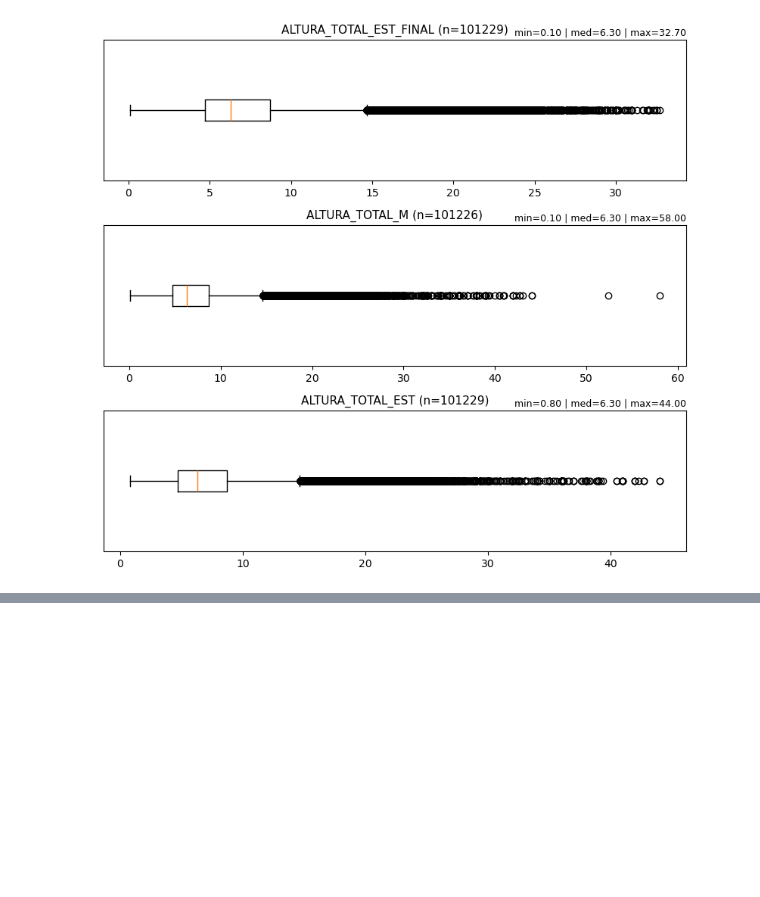
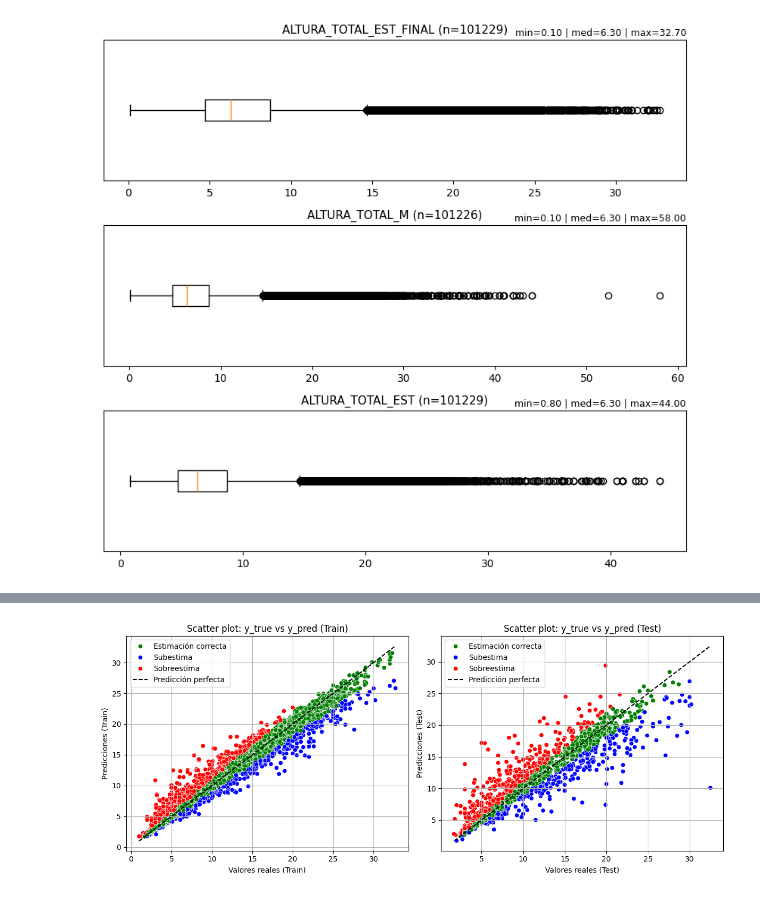
Before and after one commit to poggiogu/DiploDatos2025_Mentoria_17, a Jupyter notebook: mentoria_17_tp3_GRUPO1.ipynb, the cells around one changed output, grey strips where cells are left out. Drawn from its saved outputs; the diff is of its cells as text; code cells hidden in the pictures; blank space fills up the shorter version.

Commit message:
imput altura BAP

```diff
--- a/mentoria_17_tp3_GRUPO1.ipynb
+++ b/mentoria_17_tp3_GRUPO1.ipynb
@@ -1151,0 +1225,8 @@ df_individuos_c.loc[df_individuos_c['ALTURA_TOTAL_M'].isna(), cols].head()
+# %%
+# quitamos nuevamente la variable categórica de REGION_OFC porque no la usaremos en el resto del trabajo
+train_df_BAP = train_df_BAP.drop(columns='REGION_OFC',axis=1)
+# separamos el dataset en features "X" y target "y"
+y_BAP = train_df_BAP.ALTURA_TOTAL_M
+X_BAP = train_df_BAP.drop('ALTURA_TOTAL_M',axis=1)
+print(y_BAP.head(3))
+X_BAP.head(3)
@@ -1151,0 +1243,3 @@ df_individuos_c.loc[df_individuos_c['ALTURA_TOTAL_M'].isna(), cols].head()
+# %%
+RANDOM_STATE = 42 #Mantenemos siempre el mismo random state para poder reproducir
+X_train_BAP, X_test_BAP, y_train_BAP, y_test_BAP = train_test_split(X_BAP, y_BAP, train_size=0.8, random_state = RANDOM_STATE)
@@ -1151,0 +1340,77 @@ df_individuos_c.loc[df_individuos_c['ALTURA_TOTAL_M'].isna(), cols].head()
+# %%
+import matplotlib.pyplot as plt
+import seaborn as sns
+import numpy as np
+
+# ------------------- Categorías para Train -------------------
+rel_error_train = (xgb_y_pred_train_BAP - y_train_BAP) / y_train_BAP
+categories_train = np.where(rel_error_train > 0.1, 'Sobreestima',
+                    np.where(rel_error_train < -0.1, 'Subestima', 'Estimación correcta'))
+
+# ------------------- Categorías para Test -------------------
+rel_error_test = (xgb_y_pred_test_BAP - y_test_BAP) / y_test_BAP
+categories_test = np.where(rel_error_test > 0.1, 'Sobreestima',
+                   np.where(rel_error_test < -0.1, 'Subestima', 'Estimación correcta'))
+
+# Colores para cada categoría
+palette = {'Sobreestima': 'red', 'Estimación correcta': 'green', 'Subestima': 'blue'}
+
+# ------------------ 1. Scatter plot ------------------
+plt.figure(figsize=(12,5))
+
+# Scatter plot para TRAIN
+plt.subplot(1,2,1)
+sns.scatterplot(x=y_train_BAP, y=xgb_y_pred_train_BAP,hue=categories_train, palette=palette)
+plt.plot([min(y_train_BAP), max(y_train_BAP)], [min(y_train_BAP), max(y_train_BAP)], 'k--', label='Predicción perfecta')
+plt.xlabel('Valores reales (Train)')
+plt.ylabel('Predicciones (Train)')
+plt.title('Scatter plot: y_true vs y_pred (Train)')
+plt.legend()
+plt.grid(True)
+
+# Scatter plot para TEST
+plt.subplot(1,2,2)
+sns.scatterplot(x=y_test_BAP, y=xgb_y_pred_test_BAP,hue=categories_test, palette=palette)
+plt.plot([min(y_test_BAP), max(y_test_BAP)], [min(y_test_BAP), max(y_test_BAP)], 'k--', label='Predicción perfecta')
+plt.xlabel('Valores reales (Test)')
+plt.ylabel('Predicciones (Test)')
+plt.title('Scatter plot: y_true vs y_pred (Test)')
+plt.legend()
+plt.grid(True)
+
+plt.tight_layout()
+plt.show()
+
+# ------------------ 2. Histograma de errores ------------------
+plt.figure(figsize=(12,5))
+
+# Errores TRAIN
+errors_train = np.abs(y_train_BAP - xgb_y_pred_train_BAP)
+plt.subplot(1,2,1)
+sns.histplot(errors_train, bins=30, kde=True, color='skyblue')
+plt.axvline(np.median(errors_train), color='red', linestyle='--', label=f'MedAE={np.median(errors_train):.2f}')
+plt.axvline(np.percentile(errors_train, 90), color='green', linestyle='--', label=f'P90={np.percentile(errors_train,90):.2f}')
+plt.axvline(np.percentile(errors_train, 95), color='orange', linestyle='--', label=f'P95={np.percentile(errors_train,95):.2f}')
+plt.xlabel('Error absoluto (Train)')
+plt.ylabel('Frecuencia')
+plt.title('Distribución de errores absolutos (Train)')
+plt.legend()
+plt.grid(True)
+
+# Errores TEST
+errors_test = np.abs(y_test_BAP - xgb_y_pred_test_BAP)
+plt.subplot(1,2,2)
+sns.histplot(errors_test, bins=30, kde=True, color='lightcoral')
+plt.axvline(np.median(errors_test), color='red', linestyle='--', label=f'MedAE={np.median(errors_test):.2f}')
+plt.axvline(np.percentile(errors_test, 90), color='green', linestyle='--', label=f'P90={np.percentile(errors_test,90):.2f}')
+plt.axvline(np.percentile(errors_test, 95), color='orange', linestyle='--', label=f'P95={np.percentile(errors_test,95):.2f}')
+plt.xlabel('Error absoluto (Test)')
+plt.ylabel('Frecuencia')
+plt.title('Distribución de errores absolutos (Test)')
+plt.legend()
+plt.grid(True)
+
+plt.tight_layout()
+plt.show()
+# %% [output]
+[figure, added]
```
Also changed, not shown: parts of 29 cells of this notebook.
